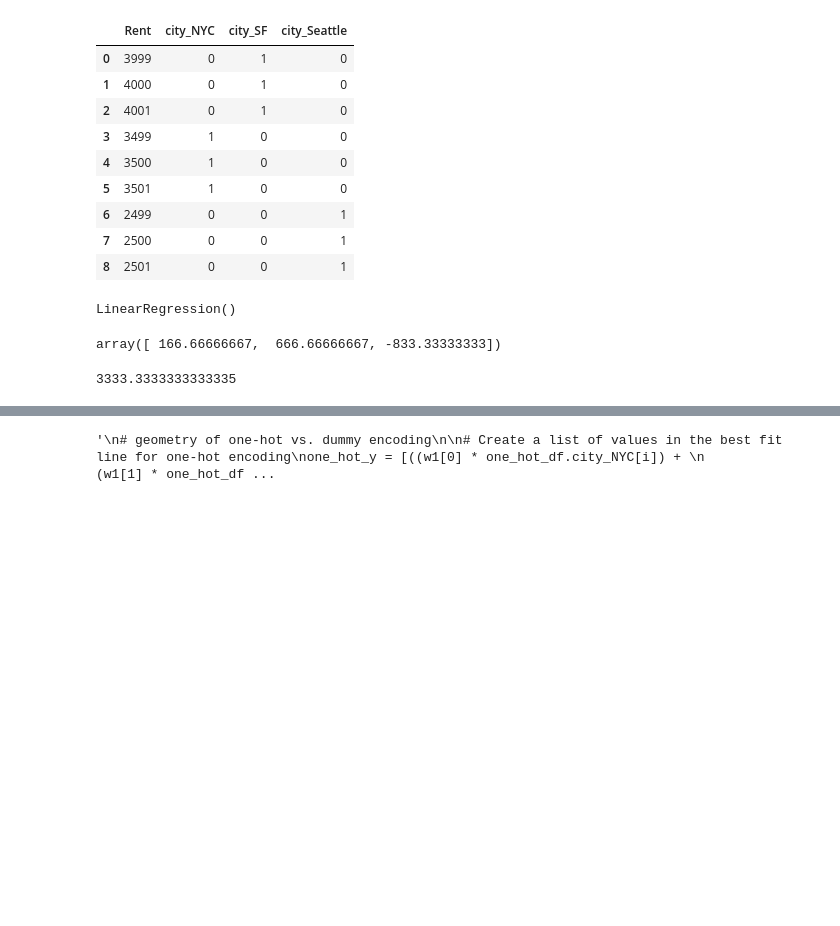
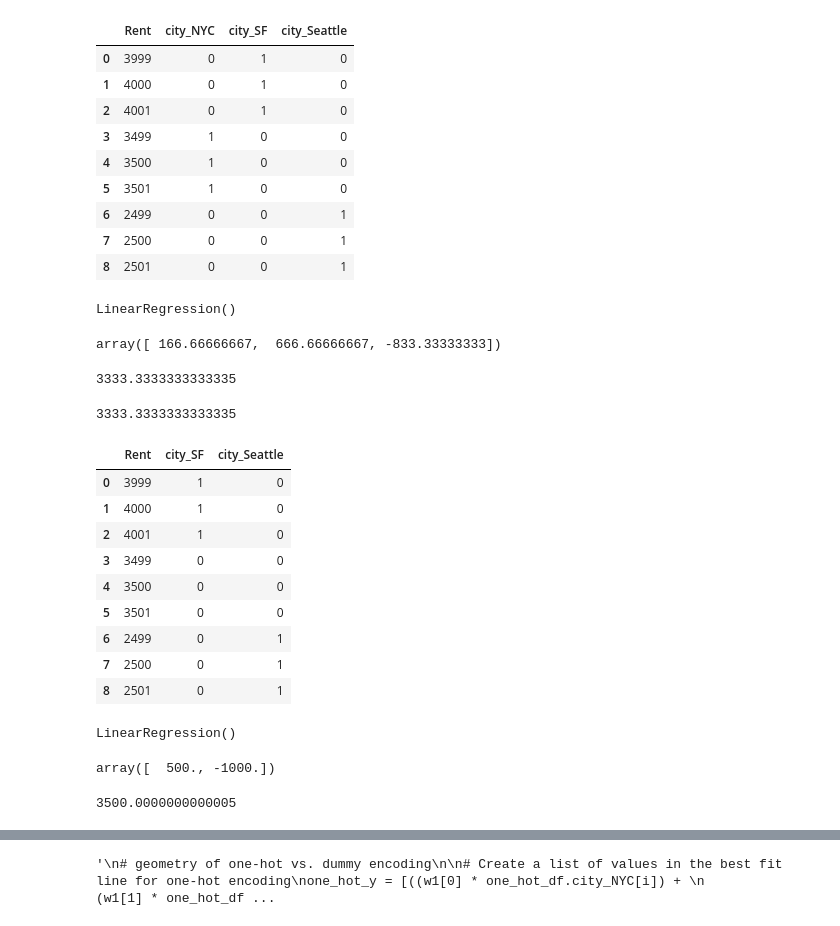
Before and after one commit to rafazamb/DS_PT_ENE21, a Jupyter notebook: 1-Data_Analysis/4-Feature Engineering/4.2 Categóricas/Práctica/1_CategoricalData - clase - Solución.ipynb, the cells around one changed output, grey strips where cells are left out. Drawn from its saved outputs; the diff is of its cells as text; code cells hidden in the pictures; blank space fills up the shorter version.

```diff
--- a/1-Data_Analysis/4-Feature Engineering/4.2 Categóricas/Práctica/1_CategoricalData - clase - Solución.ipynb
+++ b/1-Data_Analysis/4-Feature Engineering/4.2 Categóricas/Práctica/1_CategoricalData - clase - Solución.ipynb
@@ -97,5 +99,39 @@ b1 = lin_reg.intercept_
 # %%
 # calcular la media de la renta
 # 5 min
+
+df['Rent'].mean()
+# %% [output]
+3333.3333333333335
+# %%
+# hacer un dummy encoder (quitando una columna)
+# usando un método visto hoy en clase
+# 10 min
+
+dummy_df = pd.get_dummies(df, prefix = ['city'], drop_first=True)
+dummy_df
+# %% [output]
+|  | Rent | city_SF | city_Seattle |
+| 0 | 3999 | 1 | 0 |
+| 1 | 4000 | 1 | 0 |
+| 2 | 4001 | 1 | 0 |
+| 3 | 3499 | 0 | 0 |
+| 4 | 3500 | 0 | 0 |
+| 5 | 3501 | 0 | 0 |
+| 6 | 2499 | 0 | 1 |
+| 7 | 2500 | 0 | 1 |
+| 8 | 2501 | 0 | 1 |
+# %%
+lin_reg.fit(dummy_df[['city_SF', 'city_Seattle']], dummy_df['Rent'])
+# %% [output]
+LinearRegression()
+# %%
+lin_reg.coef_
+# %% [output]
+array([  500., -1000.])
+# %%
+lin_reg.intercept_
+# %% [output]
+3500.0000000000005
 # %%
 # Dummy coding weights + intercept
```
Also changed, not shown: parts of 9 cells of this notebook.
